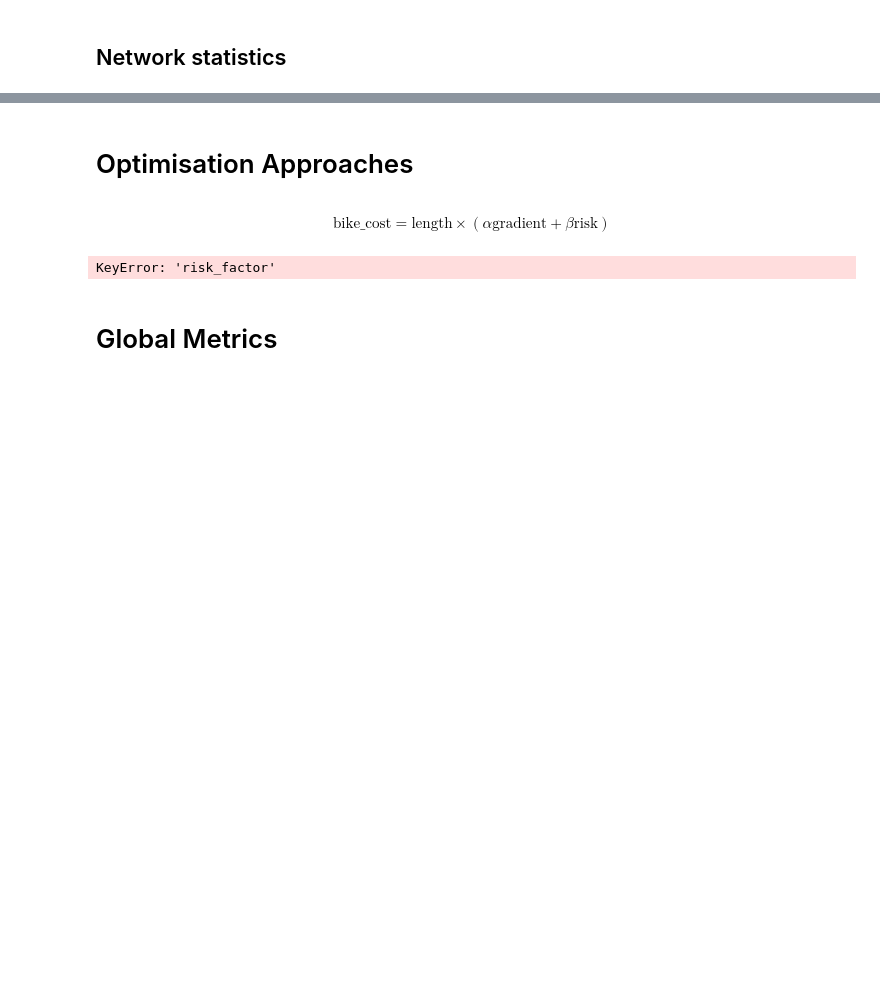
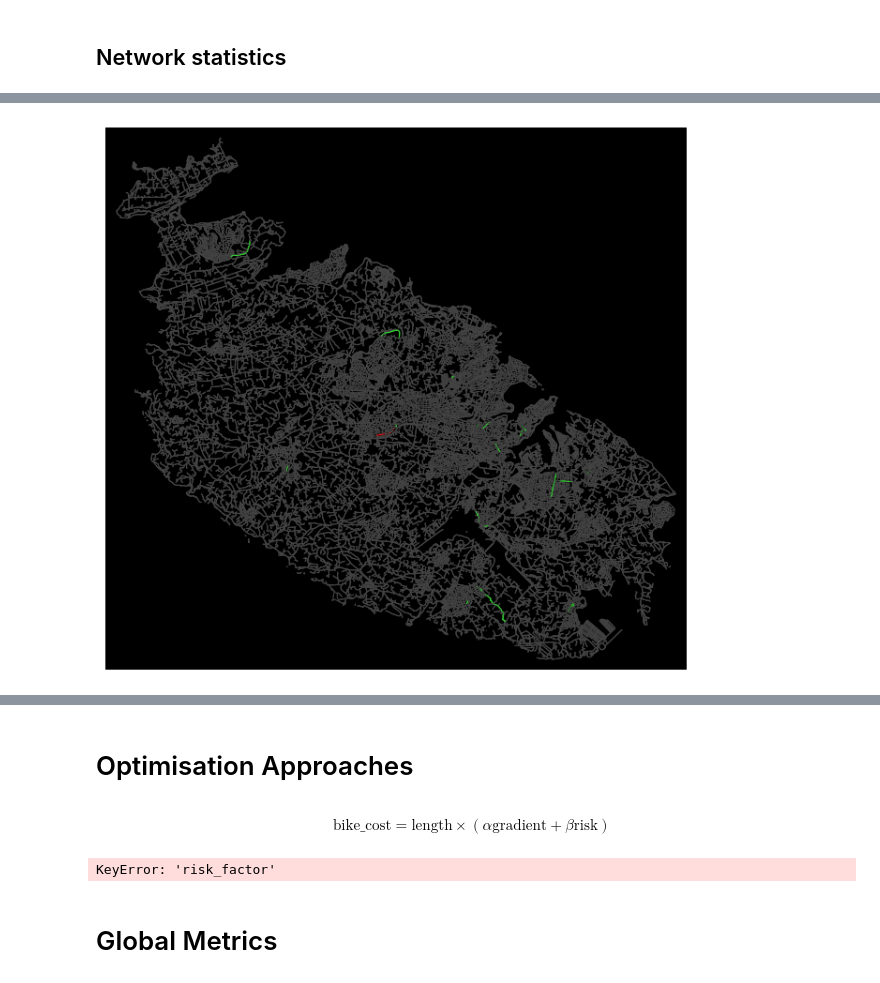
Before and after one commit to Matthew-Pirotta/FYP-OpenPaths, a Jupyter notebook: Code/main.ipynb, the cells around one changed output, grey strips where cells are left out. Drawn from its saved outputs; the diff is of its cells as text; code cells hidden in the pictures; blank space fills up the shorter version.

Commit message:
Road priority / recently constructed

```diff
--- a/Code/main.ipynb
+++ b/Code/main.ipynb
@@ -158,0 +166,83 @@ print(edge_keys)
+# %%
+planned_bike_construction = [
+    "Triq Hompesch",
+    "Triq Oscar Zammit",
+    "Pjazza Tumas Dingli",
+    "Triq Emvin Cremona",
+    "Ix-Xatt iċ-Ċangatura",
+    "Triq il-Poetra Nazzjonali",
+    "Triq Selmun",
+    "Pjazzetta Anġlu Gatt",
+    "Triq John Adye",
+    "Misraħ Is-Saqqaja",
+    "Misraħ il-Knisja",
+    "Triq Mons. Mikiel Azzopardi",
+    "Triq San Tumas",
+    "Misraħ Ħal Kirkop",
+    "Misraħ Santa Maria",
+]
+
+recently_constructed = [
+    "Triq iż-Żagħfran",
+    "Triq in-Nutar Żarb",
+    "L-Imdina road",  # partial match ok
+]
+
+edge_colors = []
+found_green, found_red = set(), set()
+
+for u, v, k, data in G_bike.edges(keys=True, data=True):
+    name = data.get("name", "")
+    color = "#444444"  # default gray
+
+    if not name:
+        edge_colors.append(color)
+        continue
+
+    # Handle multiple names per edge
+    if isinstance(name, list):
+        road_names = [n.lower() for n in name]
+    else:
+        road_names = [name.lower()]
+
+    # Check each category
+    if any(any(target.lower() in n for n in road_names) for target in planned_bike_construction):
+        color = "limegreen"
+        found_green.update(road_names)
+    elif any(any(target.lower() in n for n in road_names) for target in recently_constructed):
+        color = "red"
+        found_red.update(road_names)
+
+    edge_colors.append(color)
+
+fig, ax = ox.plot.plot_graph(
+    G_bike,
+    node_size=0,
+    edge_color=edge_colors,
+    edge_linewidth=0.8,
+    bgcolor="k",
+    show=True
+)
+
+
+found_green_normalized = {n.lower() for n in found_green}
+found_red_normalized = {n.lower() for n in found_red}
+
+not_found_green = [
+    r for r in planned_bike_construction if r.lower() not in found_green_normalized
+]
+not_found_red = [
+    r for r in recently_constructed if r.lower() not in found_red_normalized
+]
+
+if not_found_green:
+    print("\n⚠️  Planned roads NOT found in OSM data:")
+    for r in not_found_green:
+        print("  •", r)
+
+if not_found_red:
+    print("\n⚠️  Recently constructed roads NOT found in OSM data:")
+    for r in not_found_red:
+        print("  •", r)
+# %% [output]
+[figure, added]
```
Also changed, not shown: parts of 9 cells of this notebook.
